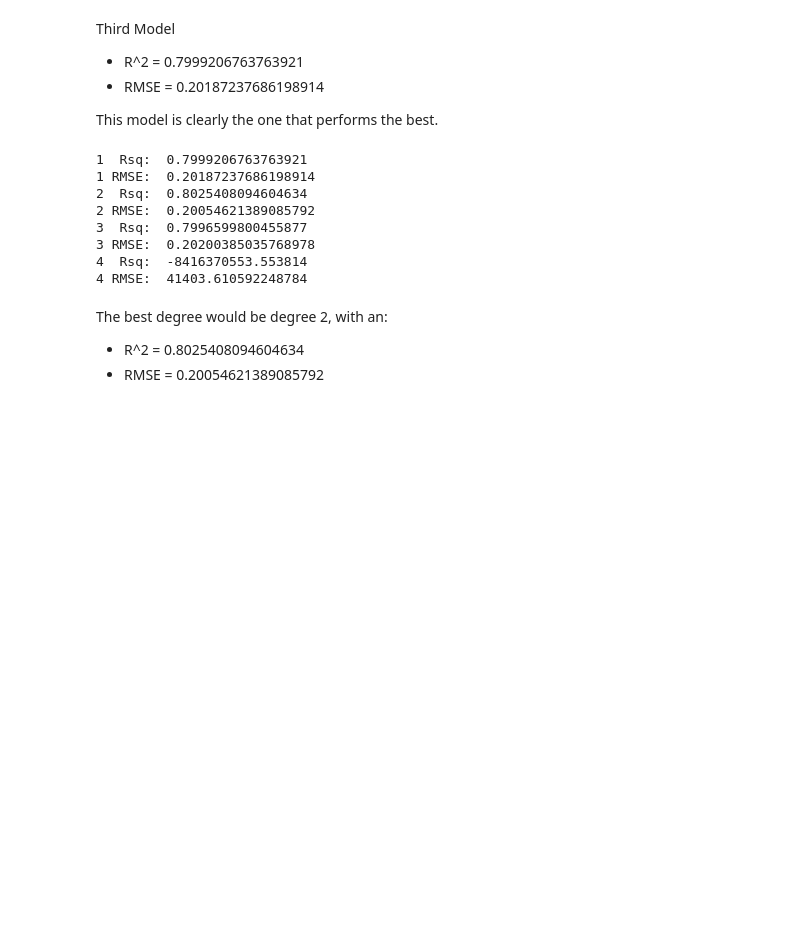
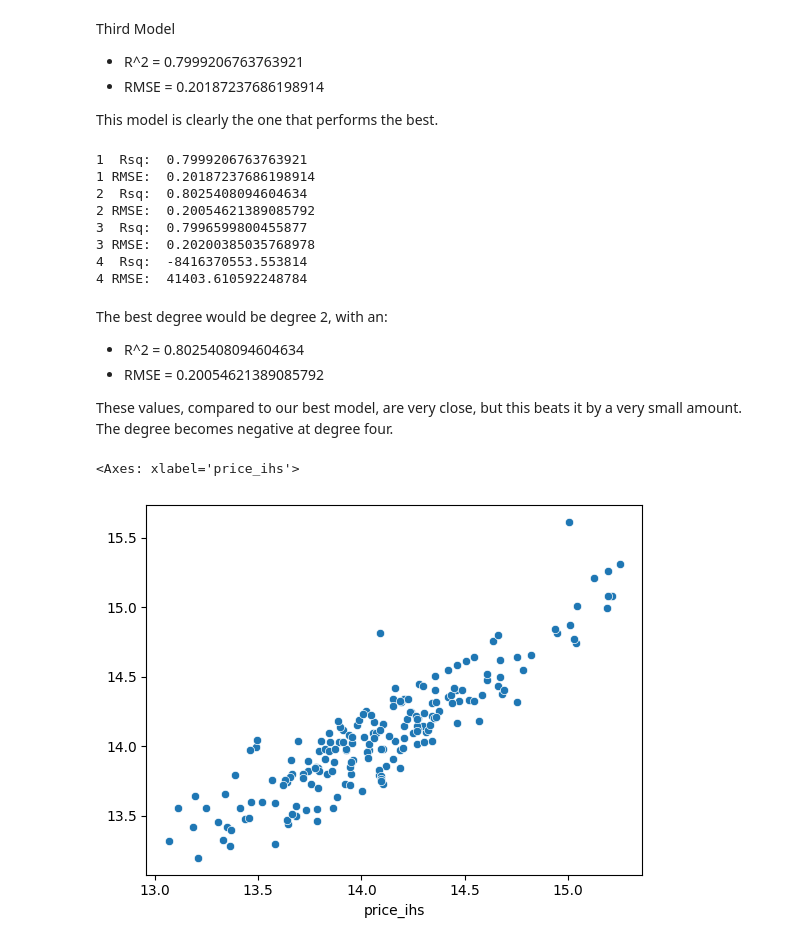
Before and after one commit to farhaniwnl/linearRegression_crg3ts, a Jupyter notebook: Q2.ipynb, the cells around one changed output. Drawn from its saved outputs; the diff is of its cells as text; code cells hidden in the pictures; blank space fills up the shorter version.

```diff
--- a/Q2.ipynb
+++ b/Q2.ipynb
@@ -200,3 +200,34 @@ The best degree would be degree 2, with an:
 
 - R^2 = 0.8025408094604634
 - RMSE = 0.20054621389085792
+
+These values, compared to our best model, are very close, but this beats it by a very small amount. The degree becomes negative at degree four.
+# %%
+d = 2
+expander = PolynomialFeatures(degree=d,include_bias=False)
+z = expander.fit_transform(x_test)
+n = expander.get_feature_names_out()
+x_test_new = pd.DataFrame(data=z, columns = n)
+
+z = expander.fit_transform(x_train)
+n = expander.get_feature_names_out()
+x_train_new = pd.DataFrame(data=z, columns = n)
+
+x_train_new.reset_index(drop=True, inplace=True)
+x_train2.reset_index(drop=True, inplace=True)
+x_train_total = pd.concat([x_train_new, x_train2], axis=1)
+x_train_total.columns = x_train_total.columns.astype(str)
+x_test_new.reset_index(drop=True, inplace=True)
+x_test2.reset_index(drop=True, inplace=True)
+x_test_total = pd.concat([x_test_new, x_test2], axis=1)
+x_test_total.columns = x_test_total.columns.astype(str)
+# %%
+regress_total = linear_model.LinearRegression().fit(x_train_total,y_train)
+# %%
+y_pred_total = regress_total.predict(x_test_total)
+residuals = y_test - y_pred_total
+# %%
+sns.scatterplot(x=y_test,y=y_pred_total)
+# %% [output]
+<Axes: xlabel='price_ihs'>
+[figure, added]
```
Also changed, not shown: parts of 3 cells of this notebook.
